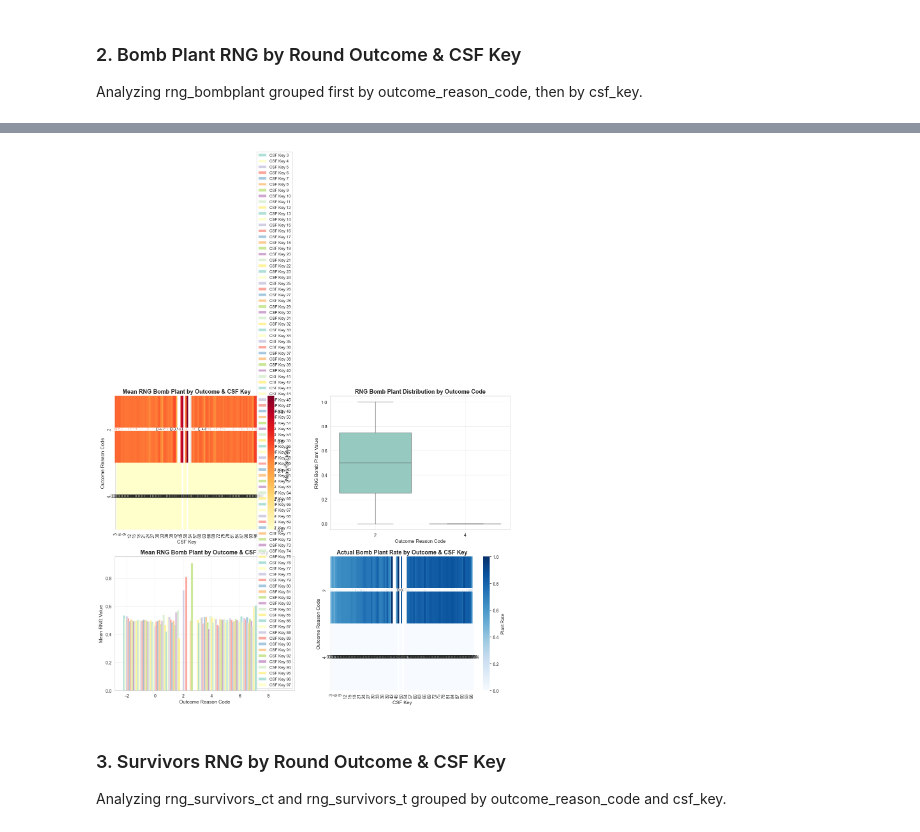
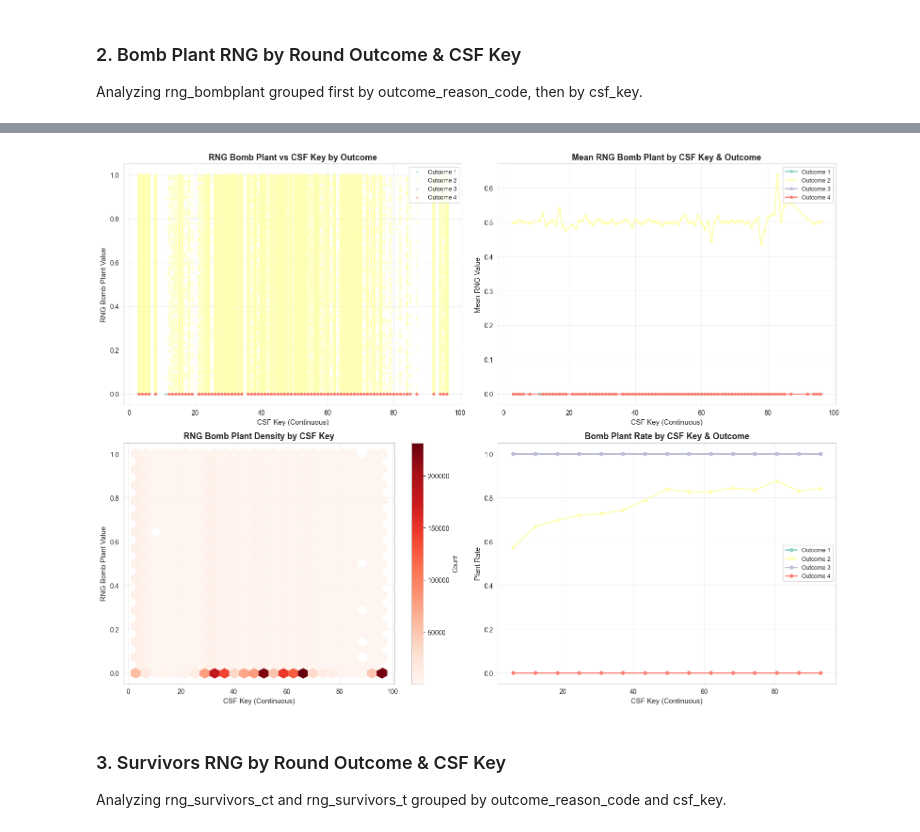
Before and after one commit to petz15/csgo_abm, a Jupyter notebook: analysis_notebook_CSF.ipynb, the cells around one changed output, grey strips where cells are left out. Saved outputs shown, nothing was run; the diff lists cells and outputs as text; code cells hidden in the pictures.

```diff
--- a/analysis_notebook_CSF.ipynb
+++ b/analysis_notebook_CSF.ipynb
@@ -4,7 +4,7 @@
 Specify the path to your CSV file and whether it's a full or minimal export.
 # %%
 # Configuration Parameters
-CSV_FILE_PATH = r"results_20251123_112038\all_games_full.csv"  # Update this path
+CSV_FILE_PATH = r"results_20251203_184828\all_games_full.csv"  # Update this path
 CSV_TYPE = "full"  # Options: "full" or "minimal"
 INCLUDE_OT_GAMES = False  # Set to False to exclude overtime games
 # %% [markdown]
@@ -272,66 +287,71 @@ RNG BOMB PLANT DISTRIBUTION BY OUTCOME REASON CODE & CSF KEY
 ================================================================================
 # %%
-# Visualization: RNG Bomb Plant by Outcome & CSF
+# Visualization: RNG Bomb Plant by Outcome & CSF (CONTINUOUS)
 if df_rng is not None and 'rng_bombplant' in df_rng.columns and 'outcome_reason_code' in df_rng.columns and 'csf_key' in df_rng.columns:
-    # Create pivot for heatmap
-    pivot_bomb = rng_bomb_by_outcome_csf.pivot(index='outcome_reason_code',
-                                                 columns='csf_key',
-                                                 values='mean')
-
     fig, axes = plt.subplots(2, 2, figsize=(16, 12))
 
-    # 1. Heatmap of mean RNG bomb plant
+    # 1. Scatter plot: CSF Key vs RNG Bomb Plant colored by outcome
     ax1 = axes[0, 0]
-    sns.heatmap(pivot_bomb, annot=True, fmt='.4f', cmap='YlOrRd', ax=ax1, cbar_kws={'label': 'Mean RNG Value'})
-    ax1.set_title('Mean RNG Bomb Plant by Outcome & CSF Key', fontsize=13, fontweight='bold')
-    ax1.set_xlabel('CSF Key', fontsize=11)
-    ax1.set_ylabel('Outcome Reason Code', fontsize=11)
+    for outcome in sorted(df_rng['outcome_reason_code'].unique()):
+        subset = df_rng[df_rng['outcome_reason_code'] == outcome]
+        ax1.scatter(subset['csf_key'], subset['rng_bombplant'], alpha=0.3, s=10, label=f'Outcome {outcome}')
+    ax1.set_title('RNG Bomb Plant vs CSF Key by Outcome', fontsize=13, fontweight='bold')
+    ax1.set_xlabel('CSF Key (Continuous)', fontsize=11)
+    ax1.set_ylabel('RNG Bomb Plant Value', fontsize=11)
+    ax1.legend(fontsize=9)
+    ax1.grid(alpha=0.3)
 
-    # 2. Box plot by outcome reason code
+    # 2. Line plot: Mean RNG by CSF key for each outcome
     ax2 = axes[0, 1]
-    outcome_codes = sorted(df_rng['outcome_reason_code'].unique())
-    sns.boxplot(data=df_rng, x='outcome_reason_code', y='rng_bombplant', ax=ax2)
-    ax2.set_title('RNG Bomb Plant Distribution by Outcome Code', fontsize=13, fontweight='bold')
-    ax2.set_xlabel('Outcome Reason Code', fontsize=11)
-    ax2.set_ylabel('RNG Bomb Plant Value', fontsize=11)
+    for outcome in sorted(df_rng['outcome_reason_code'].unique()):
+        subset = df_rng[df_rng['outcome_reason_code'] == outcome]
+        means = subset.groupby('csf_key')['rng_bombplant'].mean()
+        ax2.plot(means.index, means.values, marker='o', label=f'Outcome {outcome}', linewidth=2, markersize=4)
+    ax2.set_title('Mean RNG Bomb Plant by CSF Key & Outcome', fontsize=13, fontweight='bold')
+    ax2.set_xlabel('CSF Key (Continuous)', fontsize=11)
+    ax2.set_ylabel('Mean RNG Value', fontsize=11)
+    ax2.legend(fontsize=9)
     ax2.grid(alpha=0.3)
 
-    # 3. Grouped bar plot: mean RNG by outcome and CSF
+    # 3. Hexbin for all data
     ax3 = axes[1, 0]
-    for csf_key in sorted(df_rng['csf_key'].unique()):
-        subset = rng_bomb_by_outcome_csf[rng_bomb_by_outcome_csf['csf_key'] == csf_key]
-        offset = (csf_key - df_rng['csf_key'].mean()) * 0.1  # Small offset for visibility
-        ax3.bar(subset['outcome_reason_code'] + offset, subset['mean'],
-                width=0.15, label=f'CSF Key {csf_key}', alpha=0.7)
-    ax3.set_title('Mean RNG Bomb Plant by Outcome & CSF Key', fontsize=13, fontweight='bold')
-    ax3.set_xlabel('Outcome Reason Code', fontsize=11)
-    ax3.set_ylabel('Mean RNG Value', fontsize=11)
-    ax3.legend(fontsize=9)
+    hexbin = ax3.hexbin(df_rng['csf_key'], df_rng['rng_bombplant'], gridsize=25, cmap='Reds', mincnt=1)
+    ax3.set_title('RNG Bomb Plant Density by CSF Key', fontsize=13, fontweight='bold')
+    ax3.set_xlabel('CSF Key (Continuous)', fontsize=11)
+    ax3.set_ylabel('RNG Bomb Plant Value', fontsize=11)
+    plt.colorbar(hexbin, ax=ax3, label='Count')
     ax3.grid(alpha=0.3)
 
     # 4. Actual bomb plant rate if available
     ax4 = axes[1, 1]
     if 'outcome_bomb_planted' in df_rng.columns:
-        pivot_plant_rate = bomb_plant_rate.pivot(index='outcome_reason_code',
-                                                   columns='csf_key',
-                                                   values='plant_rate')
-        sns.heatmap(pivot_plant_rate, annot=True, fmt='.2%', cmap='Blues', ax=ax4,
-                    cbar_kws={'label': 'Plant Rate'})
-        ax4.set_title('Actual Bomb Plant Rate by Outcome & CSF Key', fontsize=13, fontweight='bold')
-        ax4.set_xlabel('CSF Key', fontsize=11)
-        ax4.set_ylabel('Outcome Reason Code', fontsize=11)
+        # Calculate plant rate by CSF key bins
+        df_rng['csf_key_binned'] = pd.cut(df_rng['csf_key'], bins=15)
+        plant_rate_binned = df_rng.groupby(['csf_key_binned', 'outcome_reason_code'], observed=True)['outcome_bomb_planted'].mean().unstack(fill_value=0)
+        bin_centers = [interval.mid for interval in plant_rate_binned.index]
+
+        for outcome in plant_rate_binned.columns:
+            ax4.plot(bin_centers, plant_rate_binned[outcome], marker='o', label=f'Outcome {outcome}', linewidth=2, markersize=5)
+
+        ax4.set_title('Bomb Plant Rate by CSF Key & Outcome', fontsize=13, fontweight='bold')
+        ax4.set_xlabel('CSF Key (Continuous)', fontsize=11)
+        ax4.set_ylabel('Plant Rate', fontsize=11)
+        ax4.legend(fontsize=9)
+        ax4.grid(alpha=0.3)
+
+        df_rng.drop('csf_key_binned', axis=1, inplace=True)
     else:
         ax4.text(0.5, 0.5, 'Bomb planted data not available\nin this export mode',
                 ha='center', va='center', fontsize=12, transform=ax4.transAxes)
         ax4.set_title('Bomb Plant Rate (Not Available)', fontsize=13)
         ax4.axis('off')
 
     plt.tight_layout()
     plt.show()
 else:
     print("Visualization skipped: Required columns not available.")
 # %% [output]
-[figure, old version]
+[figure, new version]
 # %% [markdown]
 ### 3. Survivors RNG by Round Outcome & CSF Key
 
```
Also changed, not shown: parts of 12 cells of this notebook, 19 other files.
